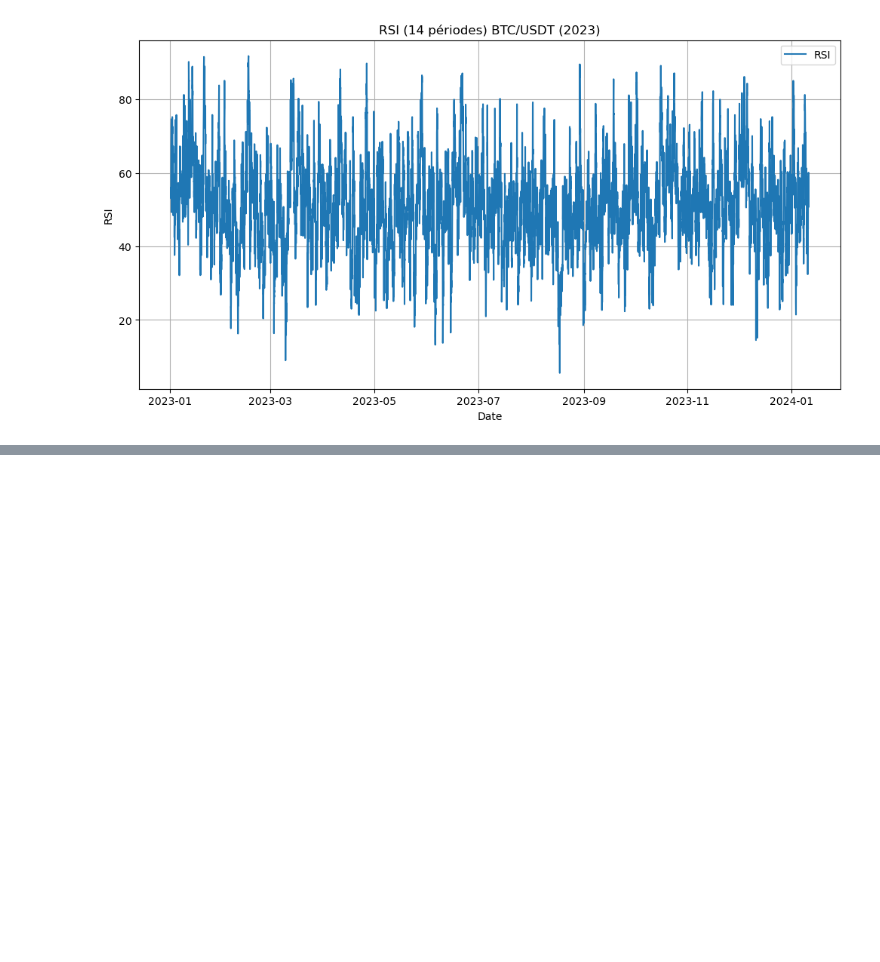
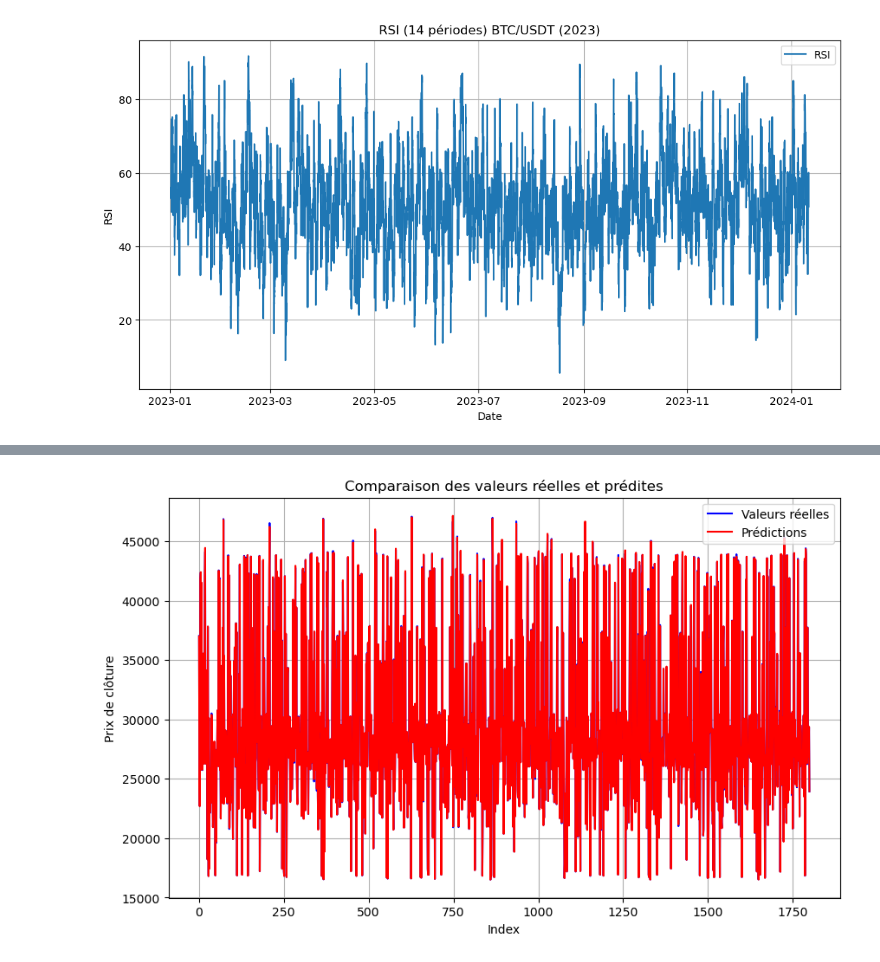
Before and after one commit to willyafalin/cryptocurrency_prediction, a Jupyter notebook: crypto_binance.ipynb, the cells around one changed output, grey strips where cells are left out. Cells and saved outputs as stored; diff of their text form; code cells hidden in the pictures; blank space fills up the shorter version.

```diff
--- a/crypto_binance.ipynb
+++ b/crypto_binance.ipynb
@@ -296,0 +343,29 @@ Aperçu des 10 Premières et 10 Dernières Lignes avec Indicateurs
+# %%
+# Sélectionner plusieurs variables indépendantes
+X = df[['open', 'high', 'low', 'volume']]  # Variables indépendantes
+y = df['close']                            # Variable dépendante
+
+# Diviser les données en ensemble d'entraînement et de test
+X_train, X_test, y_train, y_test = train_test_split(X, y, test_size=0.2, random_state=42)
+
+# Modèle de régression linéaire multiple
+model = LinearRegression()
+model.fit(X_train, y_train)
+
+# Prédictions
+y_pred = model.predict(X_test)
+
+# Évaluer le modèle
+mse = mean_squared_error(y_test, y_pred)
+r2 = r2_score(y_test, y_pred)
+
+print(f"Mean Squared Error (MSE) : {mse}")
+print(f"Coefficient of Determination (R²) : {r2}")
+
+# Comparer les prédictions et les données réelles
+results = pd.DataFrame({
+    "Prix réel": y_test,
+    "Prix prédit": y_pred
+}).reset_index(drop=True)
+
+print(results.head())
@@ -296,0 +381,12 @@ Aperçu des 10 Premières et 10 Dernières Lignes avec Indicateurs
+# %%
+plt.figure(figsize=(10, 6))
+plt.plot(y_test.values, label="Valeurs réelles", color='blue')
+plt.plot(y_pred, label="Prédictions", color='red')
+plt.title("Comparaison des valeurs réelles et prédites")
+plt.xlabel("Index")
+plt.ylabel("Prix de clôture")
+plt.legend()
+plt.grid()
+plt.show()
+# %% [output]
+[figure, added]
```
Also changed, not shown: parts of 21 cells of this notebook.
